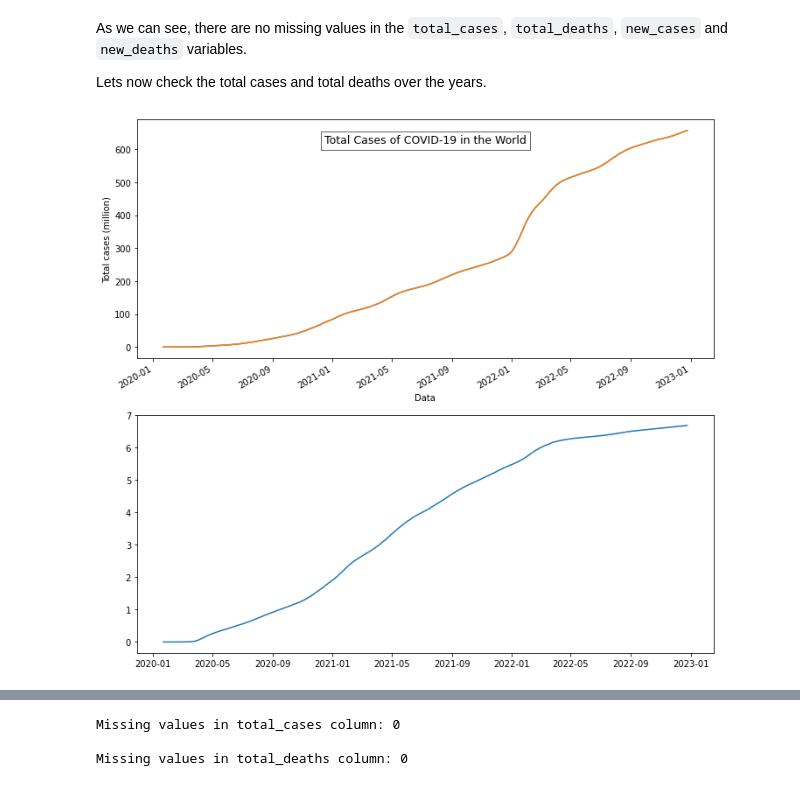
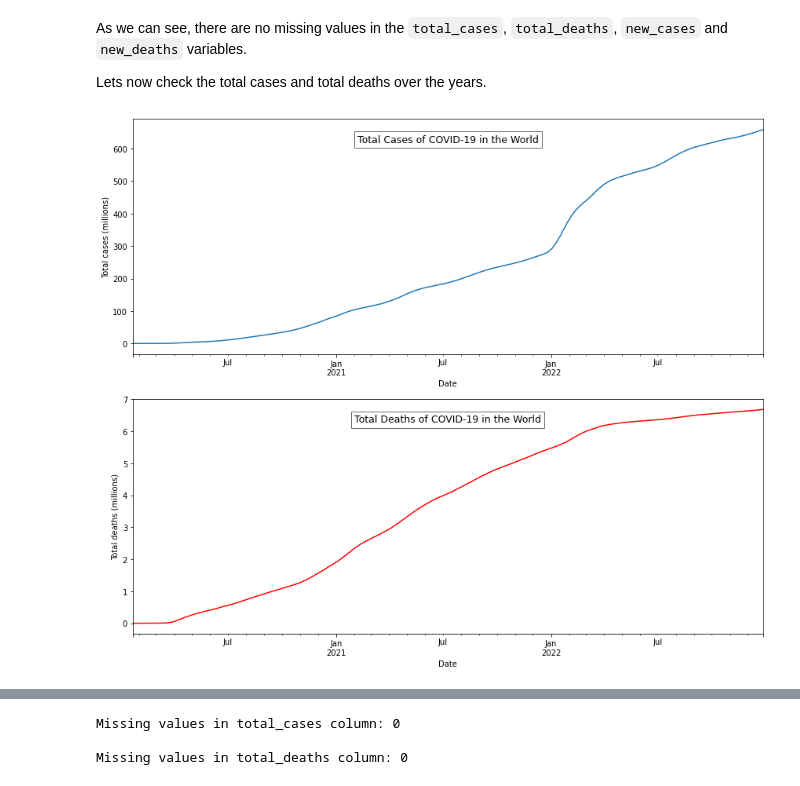
Before and after one commit to Mdrsilva/Covid-19_Data_Analysis, a Jupyter notebook: Covid_19_Data_Analysis.ipynb, the cells around one changed output, grey strips where cells are left out. Saved outputs shown, nothing was run; the diff lists cells and outputs as text; code cells hidden in the pictures.

```diff
--- a/Covid_19_Data_Analysis.ipynb
+++ b/Covid_19_Data_Analysis.ipynb
@@ -636,37 +634,28 @@ Lets now check the total cases and total deaths over the years.
 # %%
 # Passing date column as new index
 df_world.index = df_world.date
 
 # Plotting total cases and total deaths
-
-fig, (ax1, ax2) = plt.subplots(nrows= 2, ncols=1, figsize=(10,9))
-
-# Plotting lines
-ax1.plot(df_world['total_cases'] / 1000000)
-ax2.plot(df_world['total_deaths'] / 1000000)
+fig, (ax1, ax2) = plt.subplots(nrows = 2, ncols=1, figsize=(12,10))
 
 def add_titlebox(ax, text):
-
      ax.text(.50, .9, text,
-        horizontalalignment='center',
-        transform=ax.transAxes,
+         horizontalalignment='center',
+         transform=ax.transAxes,
          bbox=dict(facecolor='white', alpha=0.6),
          fontsize=12.5)
      return ax
 
 (df_world['total_cases'] / 1000000).plot(kind="line", ax=ax1)
-#ax1.set_title("Casos de Covid-19 no Mundo")
 add_titlebox(ax1, 'Total Cases of COVID-19 in the World')
-ax1.set_ylabel("Total cases (million)")
-ax1.set_xlabel("Data")
+ax1.set_ylabel("Total cases (millions)")
+ax1.set_xlabel("Date")
 
-# (df_world['total_deaths'] / 1000000).plot(kind="line", ax=ax, color="r")
-# #ax2.set_title("Mortes por Covid-19 no Mundo")
-# add_titlebox(ax, 'Mortes por Covid-19 no Mundo')
-# ax.set_ylabel("Mortes por Covid (milhões)")
-# ax.set_xlabel("Data")
+(df_world['total_deaths'] / 1000000).plot(kind="line", ax=ax2, color="r")
+add_titlebox(ax2, 'Total Deaths of COVID-19 in the World')
+ax2.set_ylabel("Total deaths (millions)")
+ax2.set_xlabel("Date")
 
 plt.tight_layout()
-# plt.savefig('cases_and_deaths_world.png')
 # %% [output]
-[figure, old version]
+[figure, new version]
```
Also changed, not shown: parts of 15 cells of this notebook.
